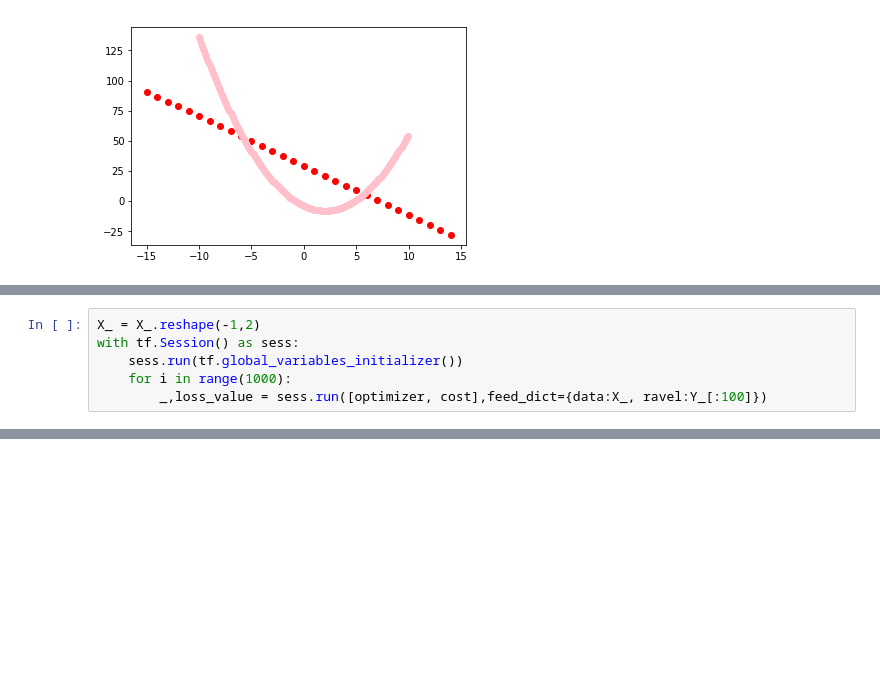
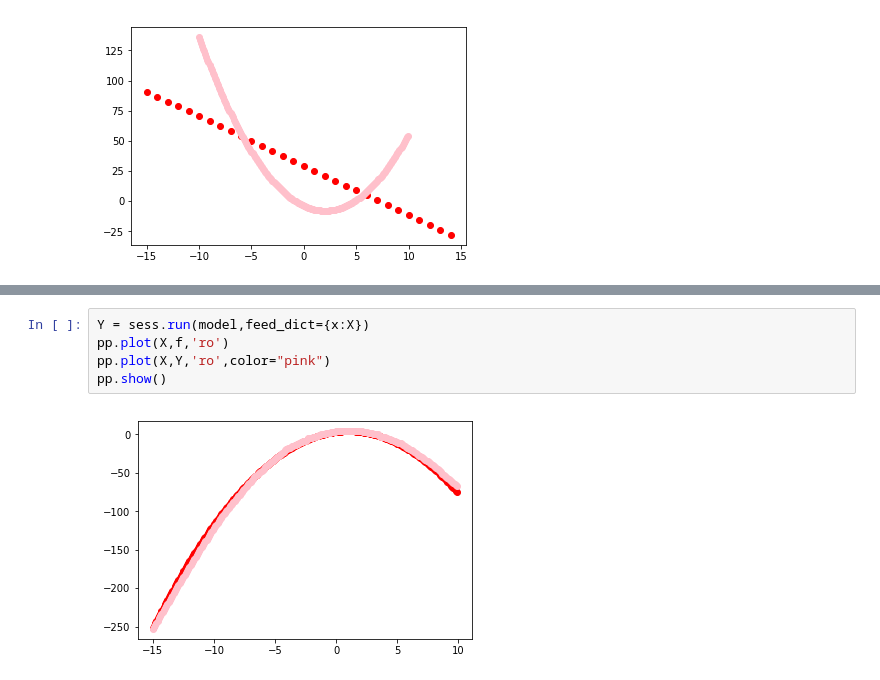
Before and after one commit to Las-Wonho/earliy-TF, a Jupyter notebook: Regression/2차함수.ipynb, the cells around one changed output, grey strips where cells are left out. Saved outputs shown, nothing was run; the diff lists cells and outputs as text; blank space fills up the shorter version.

```diff
--- a/Regression/2차함수.ipynb
+++ b/Regression/2차함수.ipynb
@@ -124,6 +36,0 @@ ValueError: Dimensions must be equal, but are 1 and 110 for 'MatMul_67' (op: 'Ma
-# %%
-X_ = X_.reshape(-1,2)
-with tf.Session() as sess:
-    sess.run(tf.global_variables_initializer())
-    for i in range(1000):
-        _,loss_value = sess.run([optimizer, cost],feed_dict={data:X_, ravel:Y_[:100]})
@@ -131,0 +114,7 @@ ValueError: Cannot feed value of shape (100,) for Tensor 'Placeholder_15:0', whi
+# %%
+Y = sess.run(model,feed_dict={x:X})
+pp.plot(X,f,'ro')
+pp.plot(X,Y,'ro',color="pink")
+pp.show()
+# %% [output]
+[figure, added]
```
Also changed, not shown: parts of 4 cells of this notebook, 1 other file.
